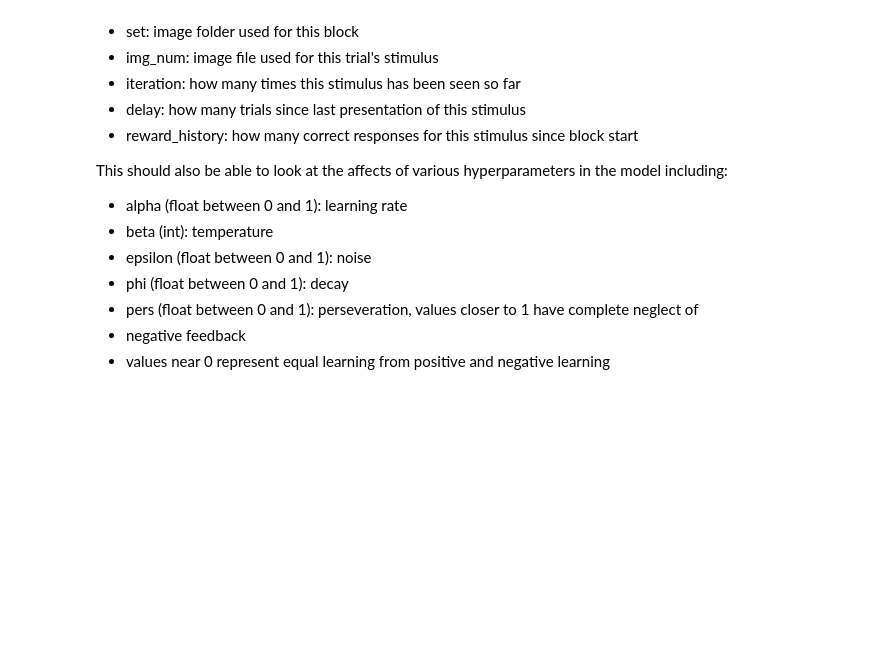
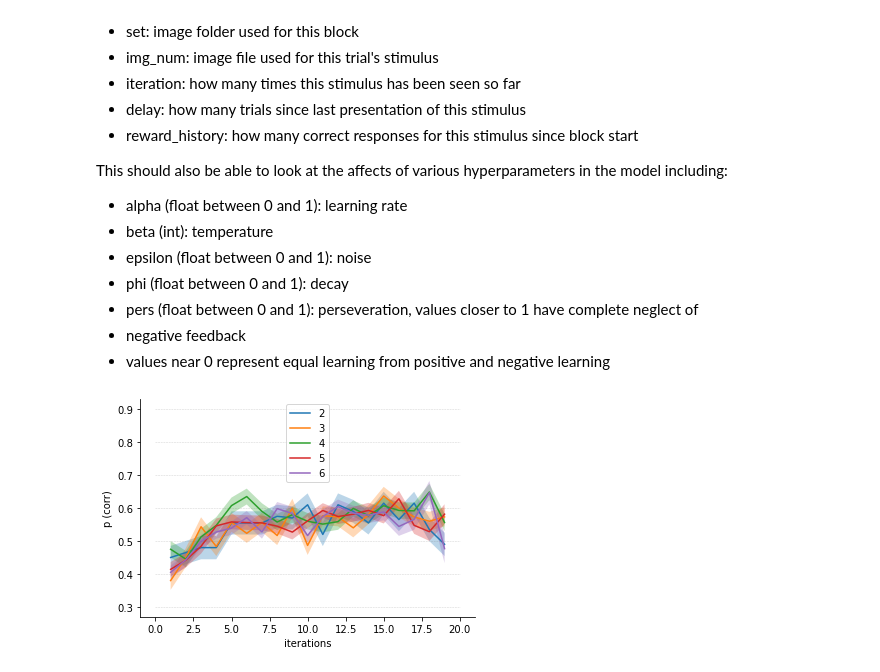
Before and after one commit to alebel14/impulsivity, a Jupyter notebook: RL Implementation.ipynb, the cells around one changed output. Cells and saved outputs as stored; diff of their text form; code cells hidden in the pictures; blank space fills up the shorter version.

```diff
--- a/RL Implementation.ipynb
+++ b/RL Implementation.ipynb
@@ -91,2 +110,0 @@ class simulate_RL6():
-# %%
-model = simulate_RL6(1, 0.5, 0.4, 0.6, 0.6, 10)
@@ -94,0 +315,34 @@ model.fit()
+# %%
+all_set = {}
+sem_set = {}
+
+for i in range(2, 7):
+    mean_iter = []
+    sem_iter = []
+    for  n in range(1, 20):
+        just_iter = np.where(np.concatenate(np.array(all_iter[i]))==n)[0]
+        test_result = np.array([i for j, i in enumerate(np.concatenate(np.array(all_correct[i]))) if j in just_iter])
+        mean_iter.append(np.mean(test_result))
+        sem_iter.append(scipy.stats.sem(test_result))
+    all_set[i] = mean_iter
+    sem_set[i] = sem_iter
+# %%
+plt.figure()
+ax = plt.subplot(111)
+
+for i in range(2, 7):
+    plt.plot(list(range(1, 20)), all_set[i], label=str(i))
+    plt.fill_between(list(range(1, 20)), [i-j for i, j in zip(all_set[i], sem_set[i])], [i+j for i, j in zip(all_set[i], sem_set[i])], alpha=0.3)
+
+for y in range(30, 100, 10):
+     plt.plot([0, 8, 14, 20], [y/100]*4, '--', lw=0.5, color='dimgray', alpha=0.3)
+
+plt.legend()
+plt.xlabel('iterations')
+plt.ylabel('p (corr)')
+ax.spines['top'].set_visible(False)
+ax.spines['right'].set_visible(False)
+ax.spines['bottom'].set_visible(True)
+ax.spines['left'].set_visible(True)
+# %% [output]
+[figure, added]
```
Also changed, not shown: parts of 20 cells of this notebook, 1 other file.
